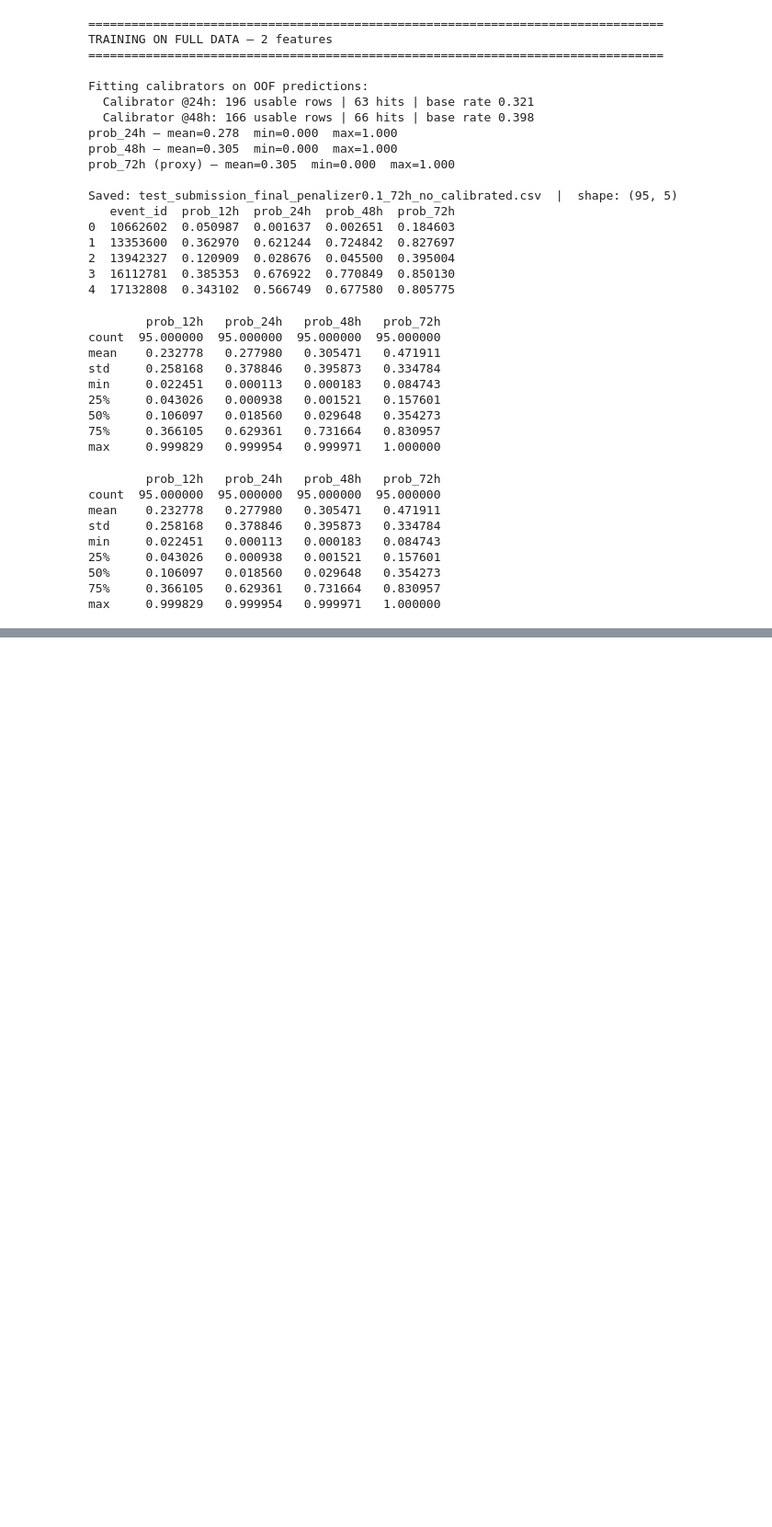
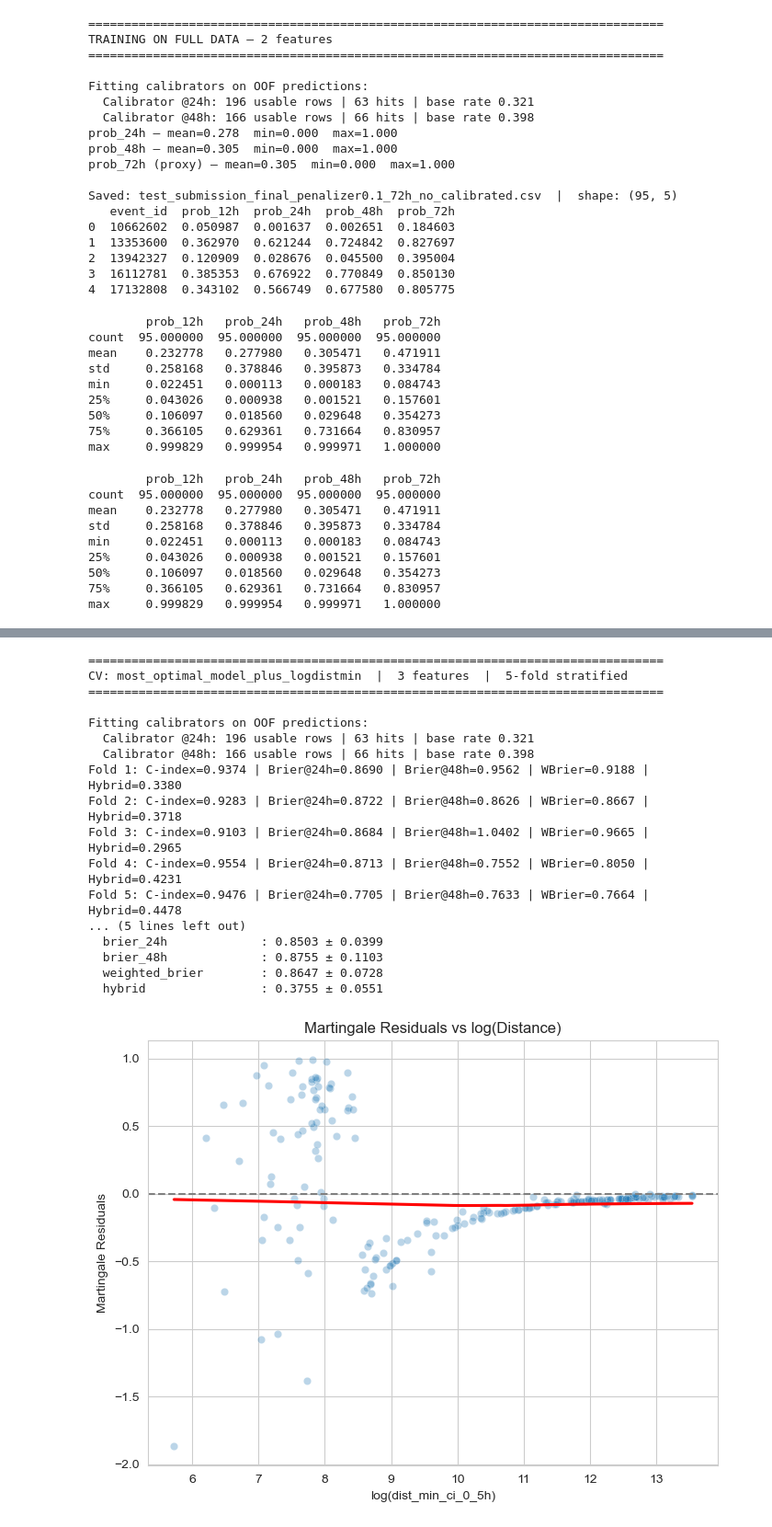
Before and after one commit to aydinkhan2005/Fire-Risk-Predictor, a Jupyter notebook: draft.ipynb, the cells around one changed output, grey strips where cells are left out. Shown at 92% size. Saved outputs shown, nothing was run; the diff lists cells and outputs as text; code cells hidden in the pictures; blank space fills up the shorter version.

Commit message:
Tested log_ratio_dist2 and log_dist_min with no success

```diff
--- a/draft.ipynb
+++ b/draft.ipynb
@@ -1362,0 +1428,60 @@ max     0.999829   0.999954   0.999971   1.000000
+# %%
+importlib.reload(utils)
+# CONTEXT: We want to plot the curve of the martingale residuals against another new feature log(dist_min_ci_0_5h) to see if there is a non-linear relationship that could be captured by including this log-transformed distance feature in the model.
+# 1) Copy original training data
+train_eval_v3 = train.copy()
+
+# 2) Engineer log_ratio_epsilonp with the previously used epsilon
+EPSILON = 1e-6
+train_eval_v3['raw_ratio'] = train_eval_v3['num_perimeters_0_5h'] / train_eval_v3['dist_min_ci_0_5h'].replace(0, np.nan)
+train_eval_v3['log_ratio_epsilonp'] = np.log(EPSILON + train_eval_v3['raw_ratio'])
+
+# 3) Engineer log_dist feature
+train_eval_v3['log_dist_min'] = np.log(train_eval_v3['dist_min_ci_0_5h'].replace(0, np.nan))
+
+# 4) Standardize features_v2
+features_v3 = ['cross_track_component', 'log_ratio_epsilonp', 'log_dist_min']
+train_eval_v3[features_v3] = train_eval_v3[features_v3].replace([np.inf, -np.inf], np.nan)
+feature_medians = train_eval_v3[features_v3].median()
+train_eval_v3[features_v3] = train_eval_v3[features_v3].fillna(feature_medians)
+scaler_eval = StandardScaler()
+X_eval_scaled = scaler_eval.fit_transform(train_eval_v3[features_v3])
+
+# Build dataframe expected by evaluate_features_v2 (targets + scaled features_v2)
+train_eval_v3_scaled = pd.DataFrame(X_eval_scaled, columns=features_v3, index=train_eval_v3.index)
+train_eval_v3_scaled[TARGETS] = train_eval_v3[TARGETS].values
+
+# 5) Run evaluation
+fold_scores, oof_probs = evaluate_features(features_v3, train_eval_v3_scaled, feature_name='most_optimal_model_plus_logdistmin')
+
+# 6) Plot martingale residuals vs log_dist_min
+cph_v3 = CoxPHFitter(penalizer=0.1)
+cph_v3.fit(train_eval_v3_scaled[TARGETS + features_v3], duration_col='time_to_hit_hours', event_col='event')
+martingale_resid_v3 = cph_v3.compute_residuals(train_eval_v3_scaled[TARGETS + features_v3], kind='martingale')
+plt.figure(figsize=(8, 6))
+sns.scatterplot(x=train_eval_v3['log_dist_min'], y=martingale_resid_v3['martingale'], alpha=0.3)
+sns.regplot(x=train_eval_v3['log_dist_min'], y=martingale_resid_v3['martingale'], scatter=False, lowess=True, line_kws={'color': 'red'})
+plt.axhline(0, color='gray', linestyle='--')
+plt.xlabel('log(dist_min_ci_0_5h)')
+plt.ylabel('Martingale Residuals')
+plt.title('Martingale Residuals vs log(Distance)')
+plt.show()
+# %% [output]
+================================================================================
+CV: most_optimal_model_plus_logdistmin  |  3 features  |  5-fold stratified
+================================================================================
+
+Fitting calibrators on OOF predictions:
+  Calibrator @24h: 196 usable rows | 63 hits | base rate 0.321
+  Calibrator @48h: 166 usable rows | 66 hits | base rate 0.398
+Fold 1: C-index=0.9374 | Brier@24h=0.8690 | Brier@48h=0.9562 | WBrier=0.9188 | Hybrid=0.3380
+Fold 2: C-index=0.9283 | Brier@24h=0.8722 | Brier@48h=0.8626 | WBrier=0.8667 | Hybrid=0.3718
+Fold 3: C-index=0.9103 | Brier@24h=0.8684 | Brier@48h=1.0402 | WBrier=0.9665 | Hybrid=0.2965
+Fold 4: C-index=0.9554 | Brier@24h=0.8713 | Brier@48h=0.7552 | WBrier=0.8050 | Hybrid=0.4231
+Fold 5: C-index=0.9476 | Brier@24h=0.7705 | Brier@48h=0.7633 | WBrier=0.7664 | Hybrid=0.4478
+... (5 lines left out)
+  brier_24h             : 0.8503 ± 0.0399
+  brier_48h             : 0.8755 ± 0.1103
+  weighted_brier        : 0.8647 ± 0.0728
+  hybrid                : 0.3755 ± 0.0551
+[figure, added]
```
Also changed, not shown: parts of 2 cells of this notebook.
